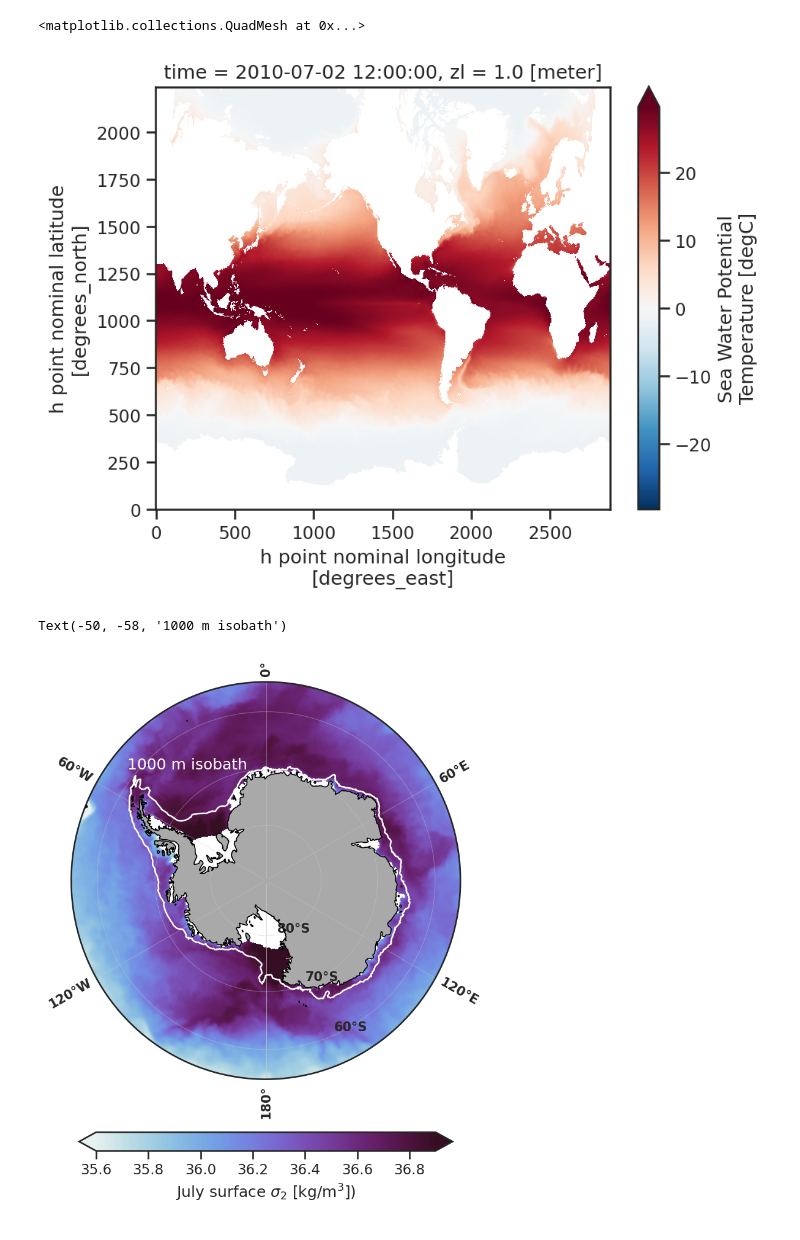
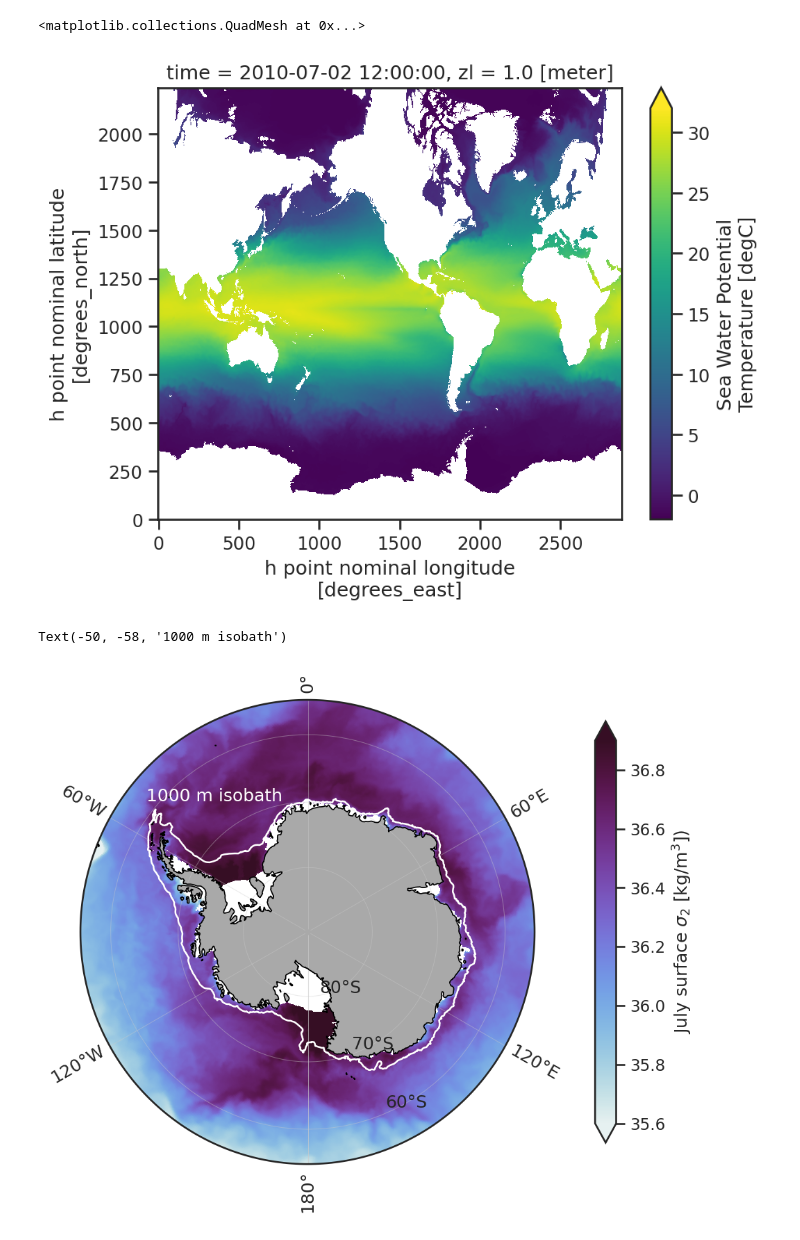
Before and after one commit to anthony-meza/CM4XAbyssalSWMT, a Jupyter notebook: notebooks/0.plot_domain.ipynb, the cells around one changed output. Cells and saved outputs as stored; diff of their text form; code cells hidden in the pictures.

```diff
--- a/notebooks/0.plot_domain.ipynb
+++ b/notebooks/0.plot_domain.ipynb
@@ -38,10 +35,10 @@ datadir = lambda x="" : "/vortexfs1/home/anthony.meza/scratch/CM4XAbyssalSWMT/da
 # %%
 ds = xr.open_mfdataset(datadir("native_resolution/CM4Xp125_native_resolution_example_2010.zarr"))
 # %%
-ds.thetao.isel(zl = 0).plot(robust = True)
+ds.thetao.isel(zl = 0).plot(vmin = -2, vmax = 32)
 # %% [output]
 <matplotlib.collections.QuadMesh at 0x...>
-[figure, old version]
+[figure, new version]
 # %%
 import numpy as np
 import matplotlib.pyplot as plt
@@ -155,8 +152,8 @@ gl.ylocator = FixedLocator(np.arange(-90, -49, 10))
 gl.xformatter = LongitudeFormatter()
 gl.yformatter = LatitudeFormatter()
 
-gl.xlabel_style = {"size": 10, "fontweight": "bold"}
-gl.ylabel_style = {"size": 10, "fontweight": "bold"}
+# gl.xlabel_style = {"size": 10}
+# gl.ylabel_style = {"size": 10}
 def _set_lat_label_rotation(event=None):
     arts = []
     for name in ("ylabel_artists", "_ylabel_artists", "label_artists"):
@@ -177,32 +174,32 @@ fig.canvas.draw()
 
 fig.colorbar(
     pc, ax=ax, shrink=0.7, pad=0.1, extend="both",
-    label=r"July surface $\sigma_2$ [kg/m$^3$])", orientation="horizontal"
+    label=r"July surface $\sigma_2$ [kg/m$^3$])", orientation="vertical"
 )
 
 ax.set_title("")
 
 depth = ds.sel(yh=slice(0, 600)).deptho
 lon = depth["geolon"] if "geolon" in depth.coords else ds["geolon"]
 lat = depth["geolat"] if "geolat" in depth.coords else ds["geolat"]
 
 lon1000, lat1000 = longest_isobath_vertices(depth.values, lon.values, lat.values, level=1000.0)
 
 ax.plot(
     lon1000, lat1000,
     color="w", linewidth=1.2,
     transform=ccrs.PlateCarree(),
     zorder=6,
 )
 
 iso_handle = Line2D([0], [0], color="w", lw=1.2, label="1000 m isobath")
 ax.text(
     -50, -58, "1000 m isobath",
     transform=ccrs.PlateCarree(),
     color="w", fontsize=12,
     ha="left", va="center",
     zorder=7,
 )
 # %% [output]
 Text(-50, -58, '1000 m isobath')
-[figure, old version]
+[figure, new version]
```
Also changed, not shown: parts of 1 cell of this notebook, 4 other files.
